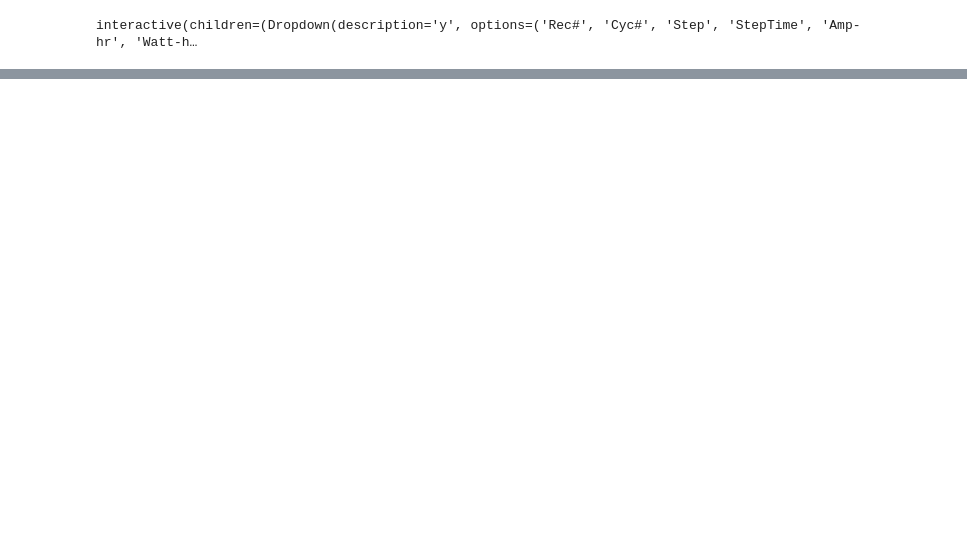
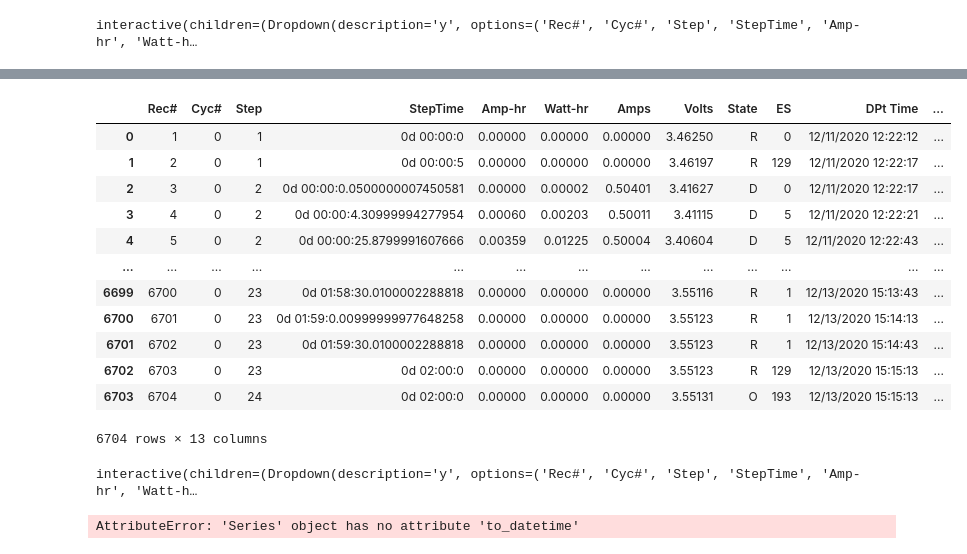
Before and after one commit to jepegit/cellpy, a Jupyter notebook: dev_utils/maccor-txt/002 preprocessing-of-file-1.ipynb, the cells around one changed output, grey strips where cells are left out. Drawn from its saved outputs; the diff is of its cells as text; code cells hidden in the pictures; blank space fills up the shorter version.

```diff
--- a/dev_utils/maccor-txt/001 Initial-viewing-of-file-1.ipynb
+++ b/dev_utils/maccor-txt/002 preprocessing-of-file-1.ipynb
@@ -86,0 +109,16 @@ interactive(children=(Dropdown(description='y', options=('Rec#', 'Cyc#', 'Step',
+# %%
+keep = [
+    'Rec#',
+    'Cyc#',
+    'Step',
+    'StepTime',
+    'Amp-hr',
+    'Watt-hr',
+    'Amps',
+    'Volts',
+    'State',
+    'ES',
+    'DPt Time',
+    'ACImp/Ohms',
+    'DCIR/Ohms',
+]
@@ -86,0 +135,2 @@ interactive(children=(Dropdown(description='y', options=('Rec#', 'Cyc#', 'Step',
+# %%
+df2 = df[keep]
@@ -86,0 +216,30 @@ interactive(children=(Dropdown(description='y', options=('Rec#', 'Cyc#', 'Step',
+# %%
+df2
+# %% [output]
+|  | Rec# | Cyc# | Step | StepTime | Amp-hr | Watt-hr | Amps | Volts | State | ES | DPt Time | ... |
+| 0 | 1 | 0 | 1 | 0d 00:00:0 | 0.00000 | 0.00000 | 0.00000 | 3.46250 | R | 0 | 12/11/2020 12:22:12 | ... |
+| 1 | 2 | 0 | 1 | 0d 00:00:5 | 0.00000 | 0.00000 | 0.00000 | 3.46197 | R | 129 | 12/11/2020 12:22:17 | ... |
+| 2 | 3 | 0 | 2 | 0d 00:00:0.0500000007450581 | 0.00000 | 0.00002 | 0.50401 | 3.41627 | D | 0 | 12/11/2020 12:22:17 | ... |
+| 3 | 4 | 0 | 2 | 0d 00:00:4.30999994277954 | 0.00060 | 0.00203 | 0.50011 | 3.41115 | D | 5 | 12/11/2020 12:22:21 | ... |
+| 4 | 5 | 0 | 2 | 0d 00:00:25.8799991607666 | 0.00359 | 0.01225 | 0.50004 | 3.40604 | D | 5 | 12/11/2020 12:22:43 | ... |
+| ... | ... | ... | ... | ... | ... | ... | ... | ... | ... | ... | ... | ... |
+| 6699 | 6700 | 0 | 23 | 0d 01:58:30.0100002288818 | 0.00000 | 0.00000 | 0.00000 | 3.55116 | R | 1 | 12/13/2020 15:13:43 | ... |
+| 6700 | 6701 | 0 | 23 | 0d 01:59:0.00999999977648258 | 0.00000 | 0.00000 | 0.00000 | 3.55123 | R | 1 | 12/13/2020 15:14:13 | ... |
+| 6701 | 6702 | 0 | 23 | 0d 01:59:30.0100002288818 | 0.00000 | 0.00000 | 0.00000 | 3.55123 | R | 1 | 12/13/2020 15:14:43 | ... |
+| 6702 | 6703 | 0 | 23 | 0d 02:00:0 | 0.00000 | 0.00000 | 0.00000 | 3.55123 | R | 129 | 12/13/2020 15:15:13 | ... |
+| 6703 | 6704 | 0 | 24 | 0d 02:00:0 | 0.00000 | 0.00000 | 0.00000 | 3.55131 | O | 193 | 12/13/2020 15:15:13 | ... |
+6704 rows × 13 columns
+# %%
+@interact(y=keep)
+def g(y):
+    try:
+        p = df.hvplot(x="TestTime", y=y)
+        return p
+    except:
+        return df[y].head()
+# %% [output]
+interactive(children=(Dropdown(description='y', options=('Rec#', 'Cyc#', 'Step', 'StepTime', 'Amp-hr', 'Watt-h…
+# %%
+df.TestTime.astype()
+# %% [output]
+AttributeError: 'Series' object has no attribute 'to_datetime'
```
Also changed, not shown: parts of 6 cells of this notebook, 3 other files.
